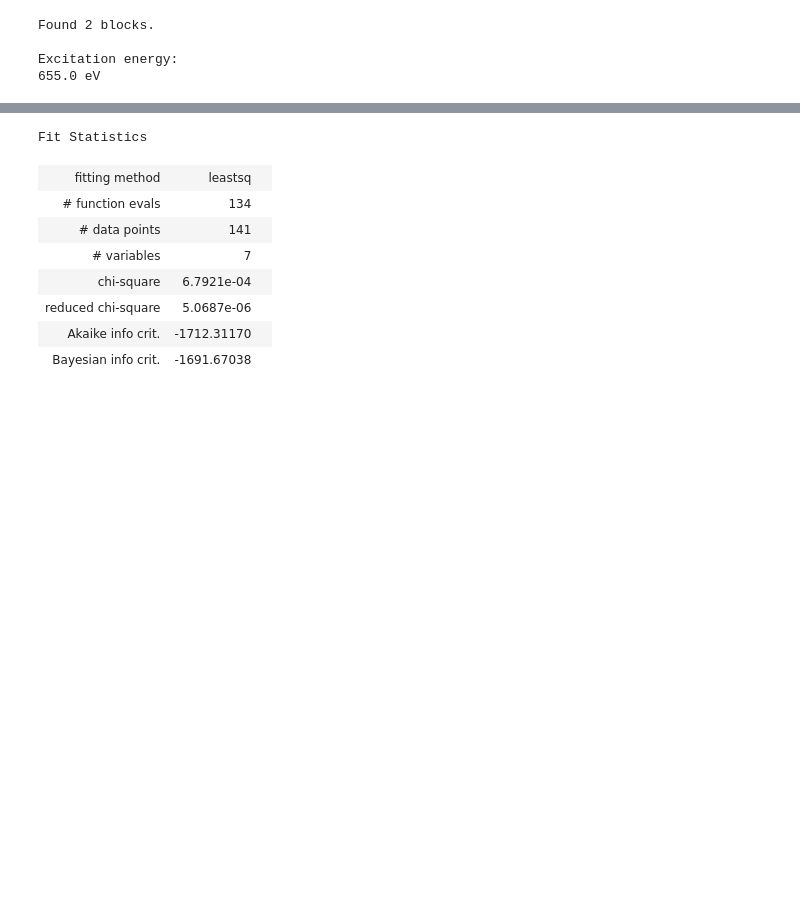
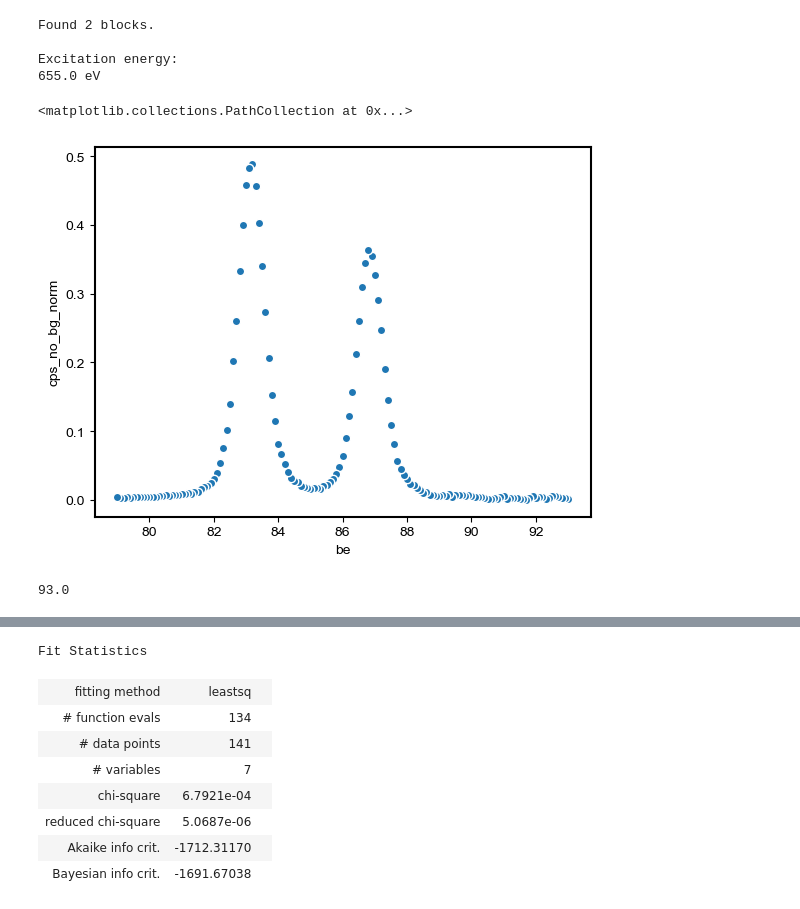
Before and after one commit to picklerixs/meitner, a Jupyter notebook: xarray_test.ipynb, the cells around one changed output, grey strips where cells are left out. Cells and saved outputs as stored; diff of their text form; code cells hidden in the pictures; blank space fills up the shorter version.

```diff
--- a/xarray_test.ipynb
+++ b/xarray_test.ipynb
@@ -76,3 +76,12 @@ fit1 = meitner.Fit(xps1, n_peaks=2, first_peak_index=0, fit=False, be_guess=[83,
 fit1.constrain_all_gaussian_width()
 # %%
 fit1.fit()
+# %%
+fit1.xps['d0'].ds.plot.scatter(x='be',y='cps_no_bg_norm')
+# %% [output]
+<matplotlib.collections.PathCollection at 0x...>
+[figure, added]
+# %%
+float(fit1.xps['d0'].ds['be'].max().data)
+# %% [output]
+93.0
```
Also changed, not shown: parts of 6 cells of this notebook, 1 other file.
